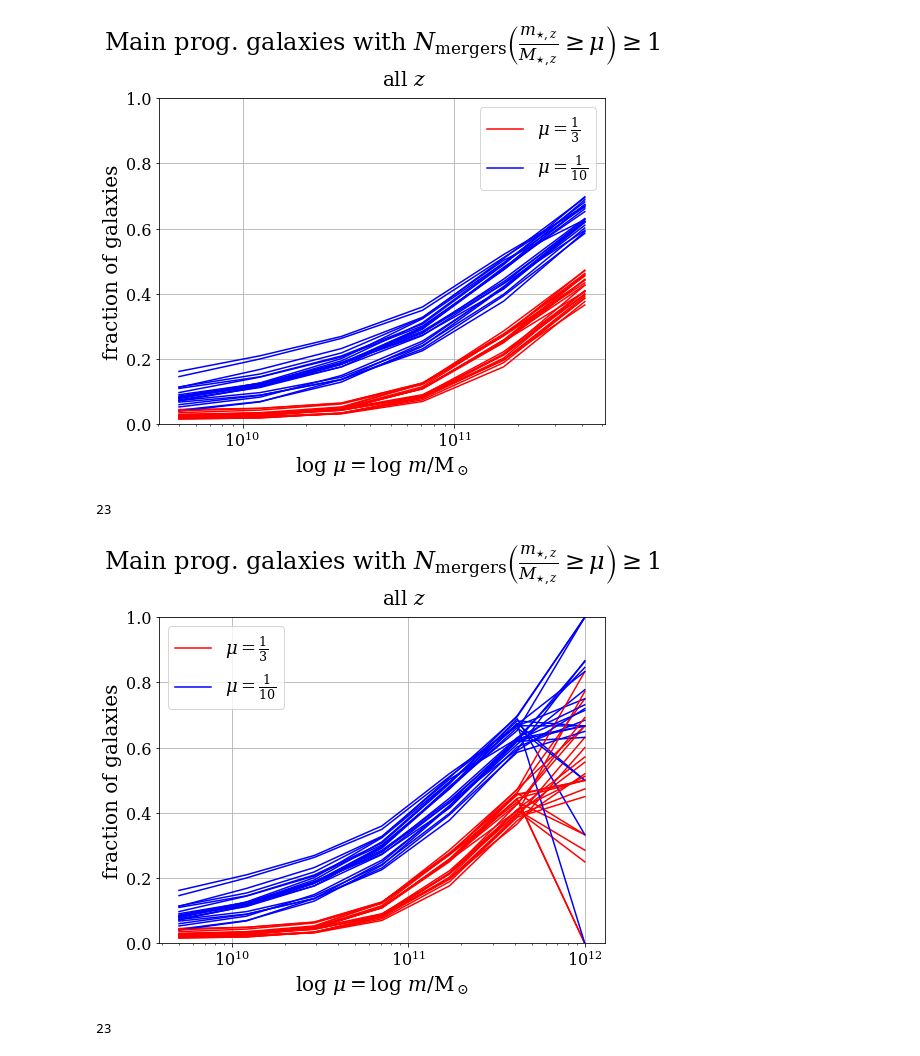
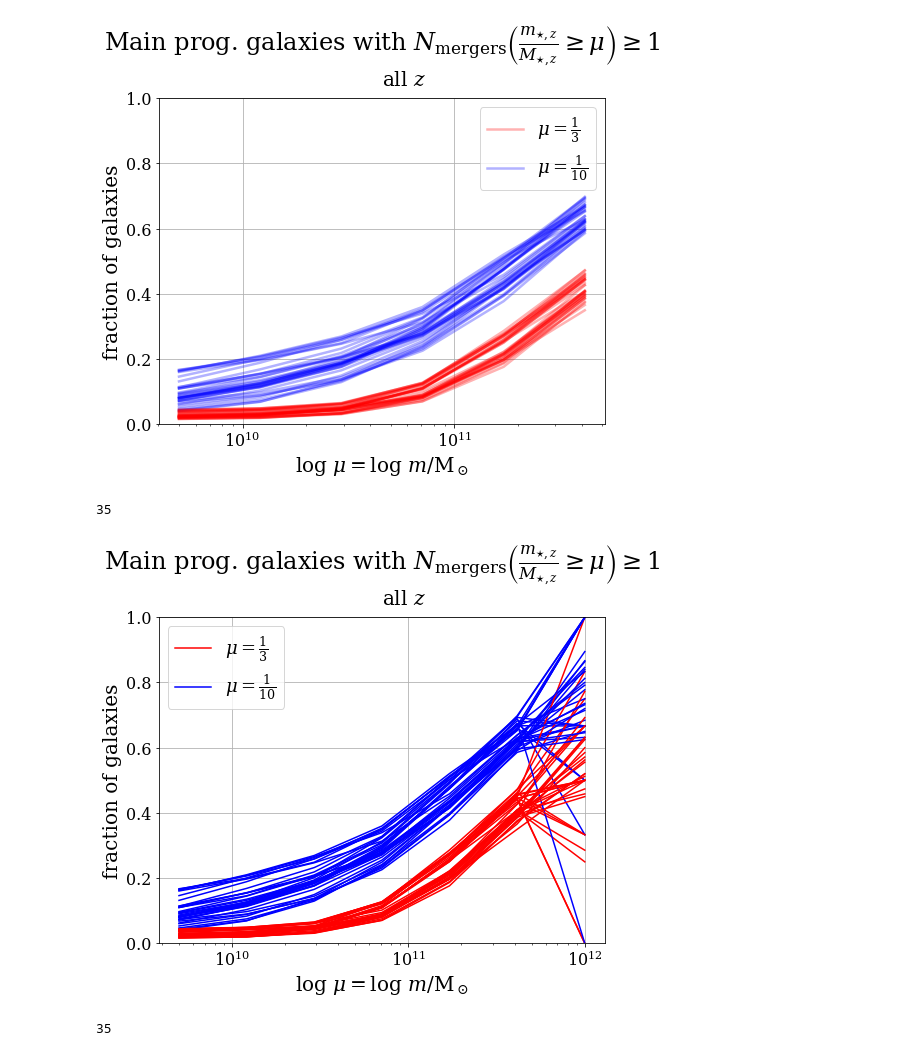
Before and after one commit to patricks1/mergers, a Jupyter notebook: presentation_plots.ipynb, the cells around one changed output. Cells and saved outputs as stored; diff of their text form; code cells hidden in the pictures.

```diff
--- a/presentation_plots.ipynb
+++ b/presentation_plots.ipynb
@@ -25,35 +29,43 @@ rcParams['legend.fontsize']=18
 # %%
-fname='/home/users/staudt/projects/mergers/dat/simruns/simdat_0.2.h5'
+#fname='/home/users/staudt/projects/mergers/dat/simruns/simdat_0.2.h5'
+fname='/home/patrick/simdat_0.2.h5'
+fname4='/home/patrick/simdat_0.4.h5'
 # %%
 with h5py.File(fname,'r') as f:
     key='quench_dat'
     qdat=(f[key]).value
 
 fig=plt.figure(figsize=(8,6))
 ax=fig.add_subplot(111)
 
 Nruns=qdat.shape[0]
 for irun in xrange(Nruns):
     if irun==0:
-        ax.plot(10.**qdat[irun][0][0][:-1],qdat[irun][0][1][:-1],'r',label='$\mu=\\frac{1}{3}$')
-        ax.plot(10.**qdat[irun][1][0][:-1],qdat[irun][1][1][:-1],'b',label='$\mu=\\frac{1}{10}$')
+        ax.plot(10.**qdat[irun][0][0][:-1],qdat[irun][0][1][:-1],'r',
+                alpha=0.3,label='$\mu=\\frac{1}{3}$',lw=2.5)
+        ax.plot(10.**qdat[irun][1][0][:-1],qdat[irun][1][1][:-1],'b',
+                alpha=0.3,label='$\mu=\\frac{1}{10}$',lw=2.5)
     else:
-        ax.plot(10.**qdat[irun][0][0][:-1],qdat[irun][0][1][:-1],'r')
-        ax.plot(10.**qdat[irun][1][0][:-1],qdat[irun][1][1][:-1],'b')
+        ax.plot(10.**qdat[irun][0][0][:-1],qdat[irun][0][1][:-1],'r',
+                alpha=0.3,lw=2.5)
+        ax.plot(10.**qdat[irun][1][0][:-1],qdat[irun][1][1][:-1],'b',
+                alpha=0.3,lw=2.5)
 ax.set_xlabel('log $\mu=\log\ m/$M$_\odot$')
 ax.set_xscale('log')
 ax.set_ylabel('fraction of galaxies')
 ax.set_title('Main prog. galaxies with $N_\mathrm{mergers}'
              '\\left(\\frac{m_{\star,z}}{M_{\star,z}}\geq\mu\\right)\geq 1$',y=1.1)
 ax.text(0.5,1.04,'all $z$',fontsize=20,transform=ax.transAxes)
 ax.set_ylim(0,1)
+#ax.set_ylim(1e-2,1)
+#ax.set_yscale('log')
 ax.legend()
 plt.show()
 
 print Nruns
 # %% [output]
-[figure, old version]
+[figure, new version]
-23
+35
 # %%
 with h5py.File(fname,'r') as f:
     key='quench_dat'
@@ -82,8 +94,8 @@ plt.show()
 
 print Nruns
 # %% [output]
-[figure, old version]
+[figure, new version]
-23
+35
 # %%
 with h5py.File(fname,'r') as f:
     M0s=[9.5,10.5,11.]
```
Also changed, not shown: parts of 7 cells of this notebook.
